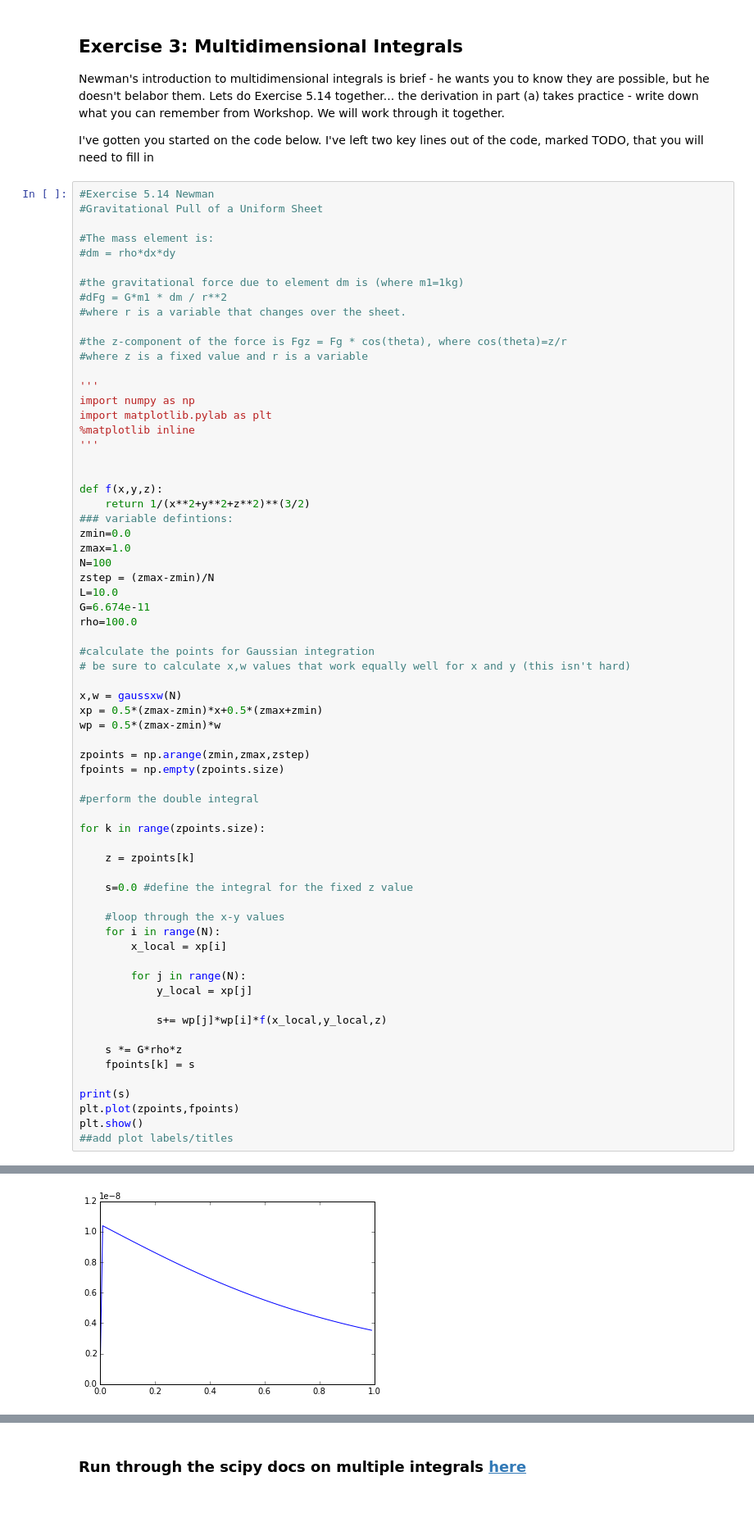
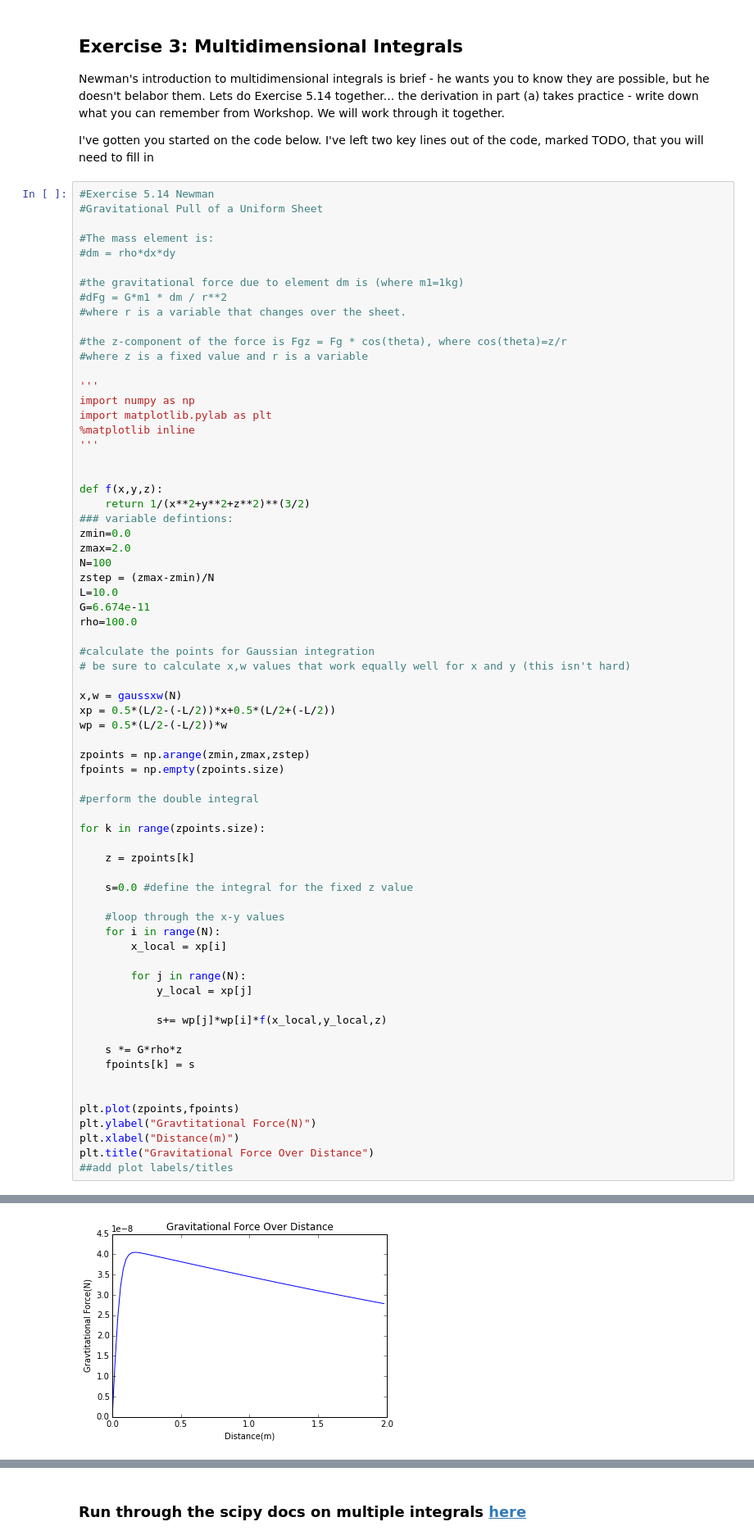
Before and after one commit to willmon16/Weekly-Sessions, a Jupyter notebook: Weekly Session 6.ipynb, the cells around one changed output, grey strips where cells are left out. Shown: that part at 82% size. Drawn from its saved outputs; the diff is of its cells as text; blank space fills up the shorter version.

```diff
--- a/Weekly Session 6.ipynb
+++ b/Weekly Session 6.ipynb
@@ -421,7 +421,7 @@ def f(x,y,z):
     return 1/(x**2+y**2+z**2)**(3/2)
 ### variable defintions:
 zmin=0.0
-zmax=1.0
+zmax=2.0
 N=100
 zstep = (zmax-zmin)/N
 L=10.0
@@ -432,8 +432,8 @@ rho=100.0
 # be sure to calculate x,w values that work equally well for x and y (this isn't hard)
 
 x,w = gaussxw(N)
-xp = 0.5*(zmax-zmin)*x+0.5*(zmax+zmin)
-wp = 0.5*(zmax-zmin)*w
+xp = 0.5*(L/2-(-L/2))*x+0.5*(L/2+(-L/2))
+wp = 0.5*(L/2-(-L/2))*w
 
 zpoints = np.arange(zmin,zmax,zstep)
 fpoints = np.empty(zpoints.size)
@@ -458,8 +458,10 @@ for k in range(zpoints.size):
     s *= G*rho*z
     fpoints[k] = s
 
-print(s)
+
 plt.plot(zpoints,fpoints)
-plt.show()
+plt.ylabel("Gravtitational Force(N)")
+plt.xlabel("Distance(m)")
+plt.title("Gravitational Force Over Distance")
 ##add plot labels/titles
 # %% [output]
@@ -467,4 +469,4 @@ plt.show()
-[figure, old version]
+[figure, new version]
 # %% [markdown]
 <div class=answer>
 ### Does your answer make sense?  Do you expect the gravitational force to decrease as you approach the sheet?  So what is going on here?
```
Also changed, not shown: parts of 10 cells of this notebook.
